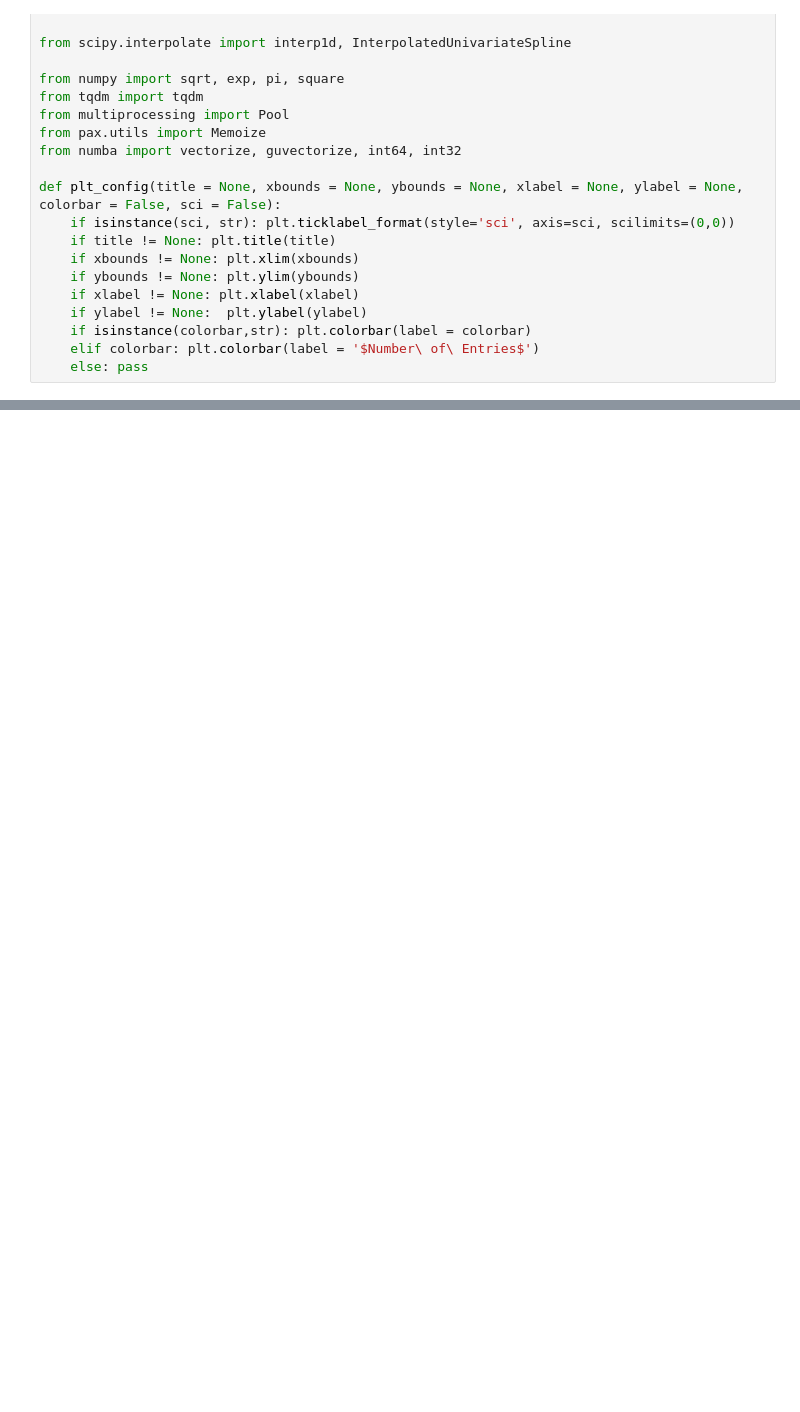
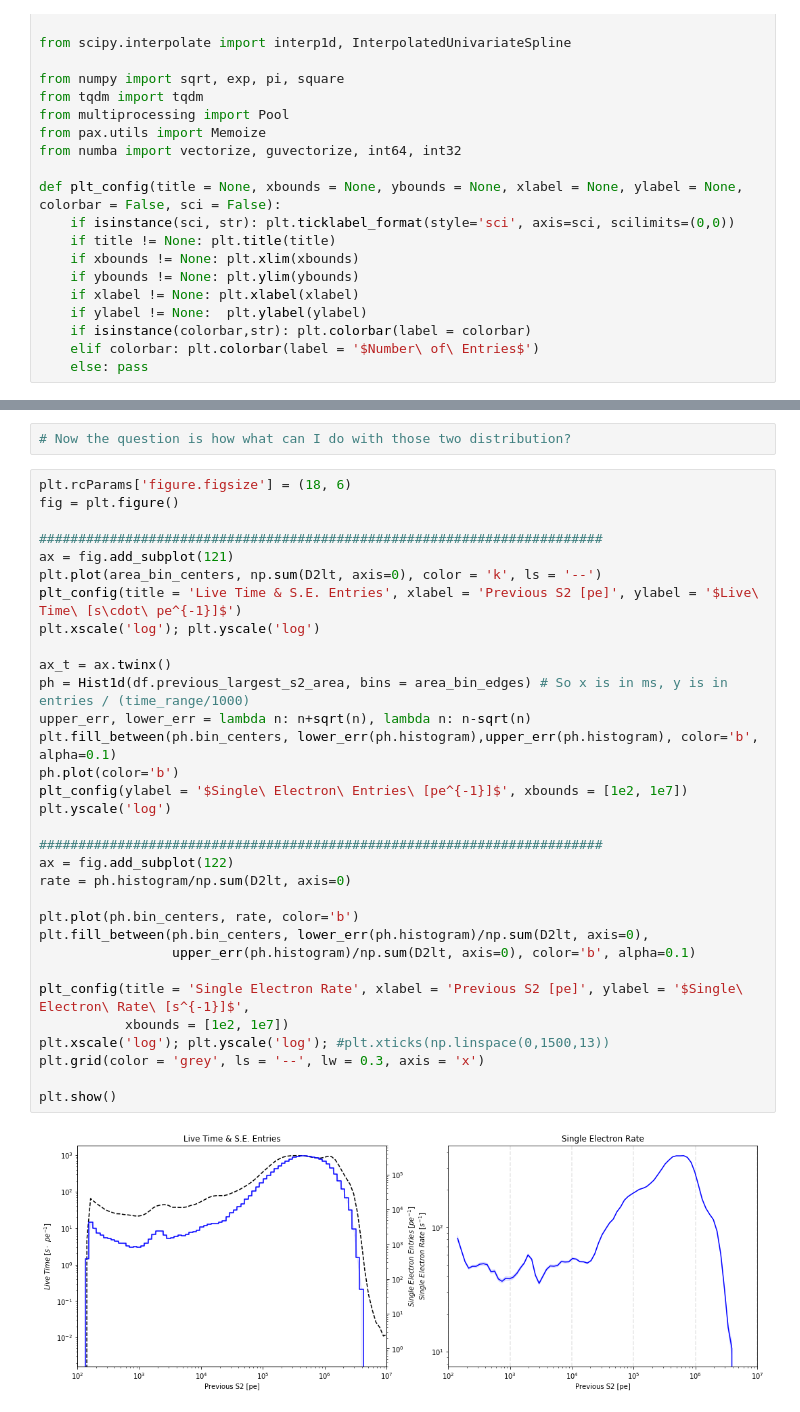
Before and after one commit to zhut19/Cool_Electrons, a Jupyter notebook: delayed_extraction/delayed_extraction_main.ipynb, the cells around one changed output, grey strips where cells are left out. Drawn from its saved outputs; the diff is of its cells as text; blank space fills up the shorter version.

```diff
--- a/delayed_extraction/delayed_extraction_main.ipynb
+++ b/delayed_extraction/delayed_extraction_main.ipynb
@@ -256,3 +216,39 @@ plt.show()
+# %%
+# Now the question is how what can I do with those two distribution?
+# %%
+plt.rcParams['figure.figsize'] = (18, 6)
+fig = plt.figure()
+
+########################################################################
+ax = fig.add_subplot(121)
+plt.plot(area_bin_centers, np.sum(D2lt, axis=0), color = 'k', ls = '--')
+plt_config(title = 'Live Time & S.E. Entries', xlabel = 'Previous S2 [pe]', ylabel = '$Live\ Time\ [s\cdot\ pe^{-1}]$')
+plt.xscale('log'); plt.yscale('log')
+
+ax_t = ax.twinx()
+ph = Hist1d(df.previous_largest_s2_area, bins = area_bin_edges) # So x is in ms, y is in entries / (time_range/1000)
+upper_err, lower_err = lambda n: n+sqrt(n), lambda n: n-sqrt(n)
+plt.fill_between(ph.bin_centers, lower_err(ph.histogram),upper_err(ph.histogram), color='b', alpha=0.1)
+ph.plot(color='b')
+plt_config(ylabel = '$Single\ Electron\ Entries\ [pe^{-1}]$', xbounds = [1e2, 1e7])
+plt.yscale('log')
+
+########################################################################
+ax = fig.add_subplot(122)
+rate = ph.histogram/np.sum(D2lt, axis=0)
+
+plt.plot(ph.bin_centers, rate, color='b')
+plt.fill_between(ph.bin_centers, lower_err(ph.histogram)/np.sum(D2lt, axis=0),
+                 upper_err(ph.histogram)/np.sum(D2lt, axis=0), color='b', alpha=0.1)
+
+plt_config(title = 'Single Electron Rate', xlabel = 'Previous S2 [pe]', ylabel = '$Single\ Electron\ Rate\ [s^{-1}]$',
+           xbounds = [1e2, 1e7])
+plt.xscale('log'); plt.yscale('log'); #plt.xticks(np.linspace(0,1500,13))
+plt.grid(color = 'grey', ls = '--', lw = 0.3, axis = 'x')
+
+plt.show()
+# %% [output]
+[figure, added]
 # %%
 plt.rcParams['figure.figsize'] = (18, 6)
 fig = plt.figure()
```
Also changed, not shown: parts of 22 cells of this notebook.
